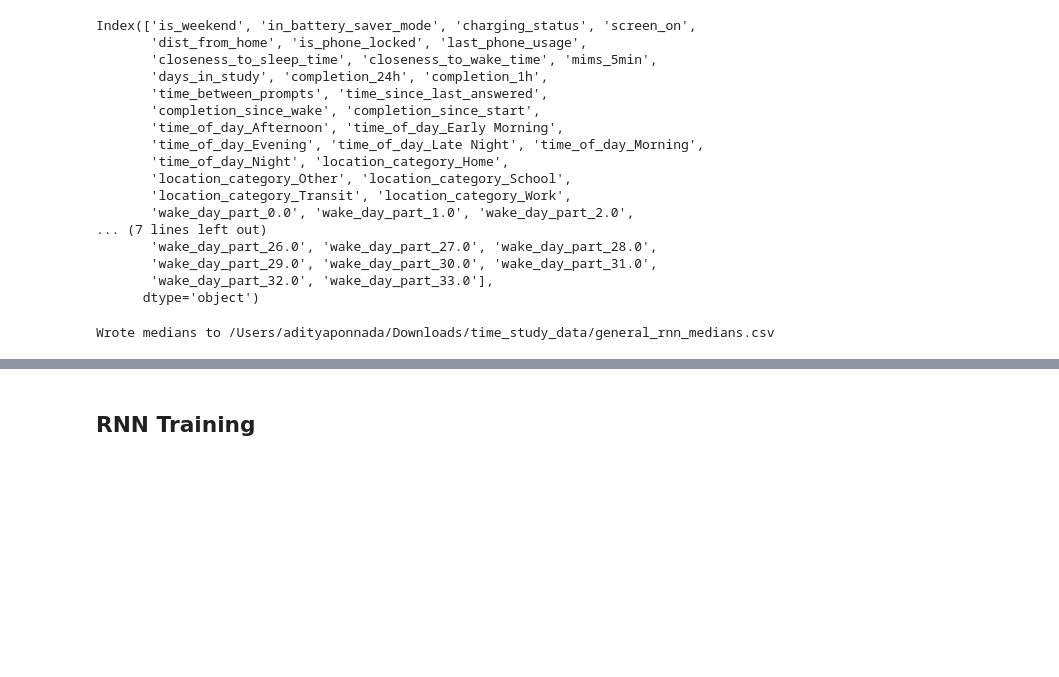
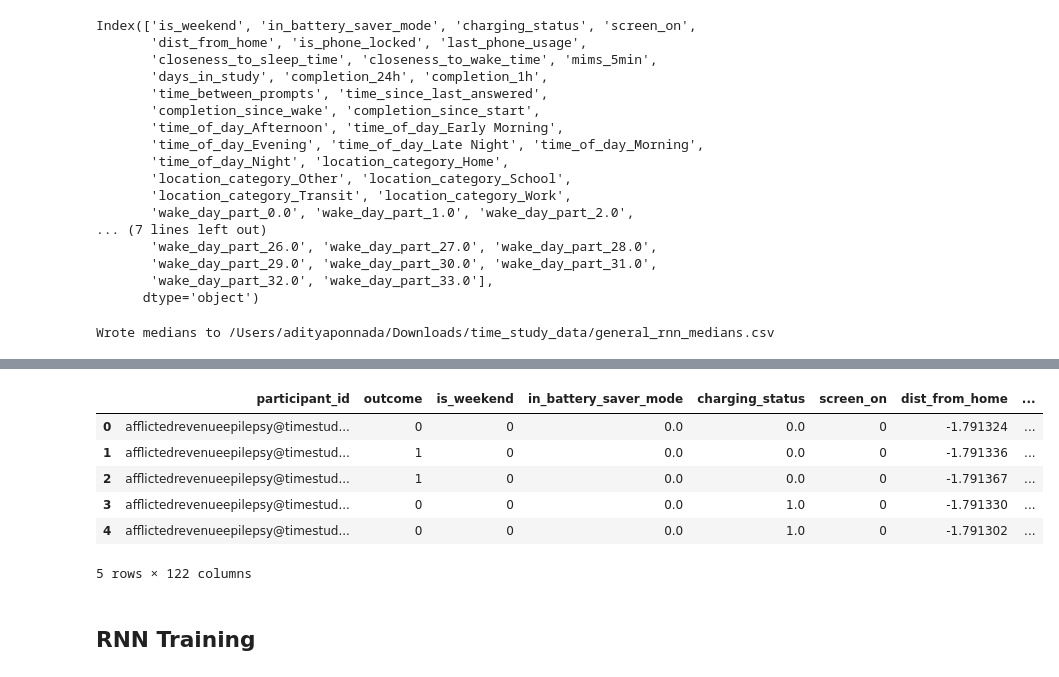
Before and after one commit to adityaponnada/real_time_prompting, a Jupyter notebook: general_rnn.ipynb, the cells around one changed output, grey strips where cells are left out. Saved outputs shown, nothing was run; the diff lists cells and outputs as text; code cells hidden in the pictures; blank space fills up the shorter version.

```diff
--- a/general_rnn.ipynb
+++ b/general_rnn.ipynb
@@ -538,3 +685,13 @@ global_means
+# %%
+test_df.head()
+# %% [output]
+|  | participant_id | outcome | is_weekend | in_battery_saver_mode | charging_status | screen_on | dist_from_home | ... |
+| 0 | afflictedrevenueepilepsy@timestud... | 0 | 0 | 0.0 | 0.0 | 0 | -1.791324 | ... |
+| 1 | afflictedrevenueepilepsy@timestud... | 1 | 0 | 0.0 | 0.0 | 0 | -1.791336 | ... |
+| 2 | afflictedrevenueepilepsy@timestud... | 1 | 0 | 0.0 | 0.0 | 0 | -1.791367 | ... |
+| 3 | afflictedrevenueepilepsy@timestud... | 0 | 0 | 0.0 | 1.0 | 0 | -1.791330 | ... |
+| 4 | afflictedrevenueepilepsy@timestud... | 0 | 0 | 0.0 | 1.0 | 0 | -1.791302 | ... |
+5 rows × 122 columns
 # %% [markdown]
 ## RNN Training
 # %%
```
Also changed, not shown: parts of 7 cells of this notebook.
